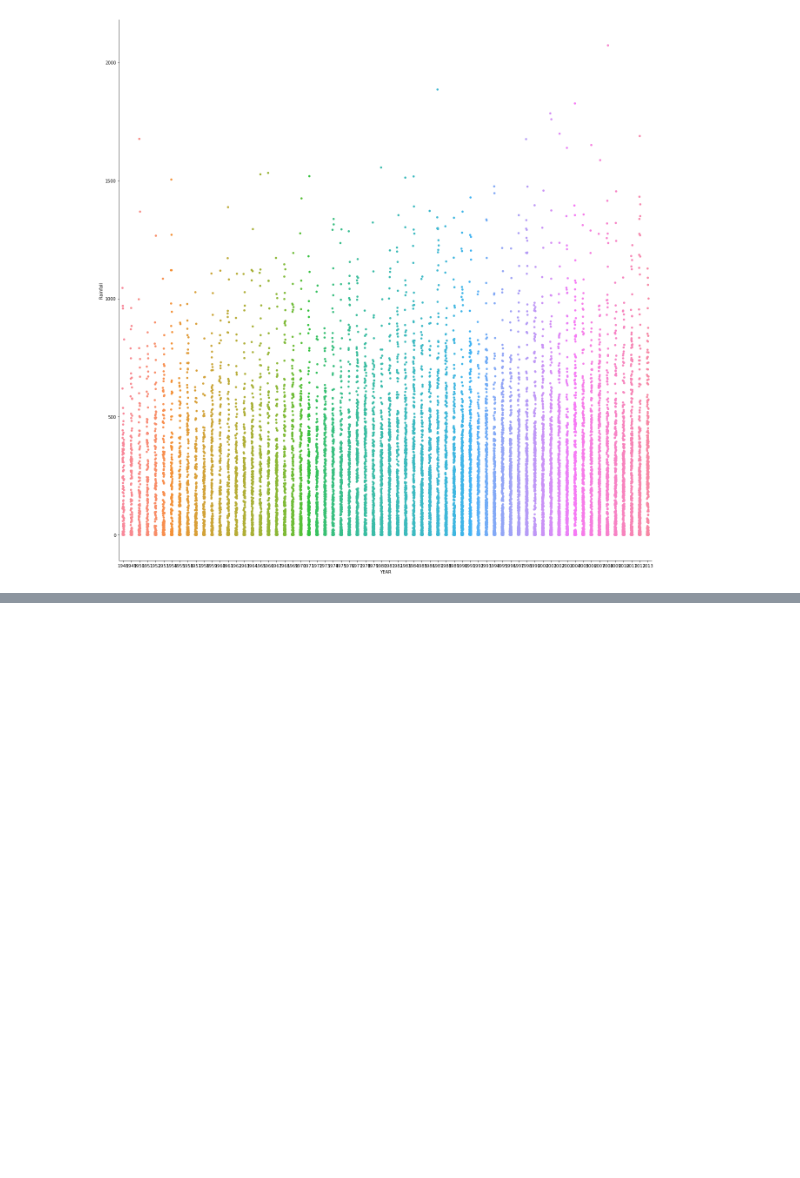
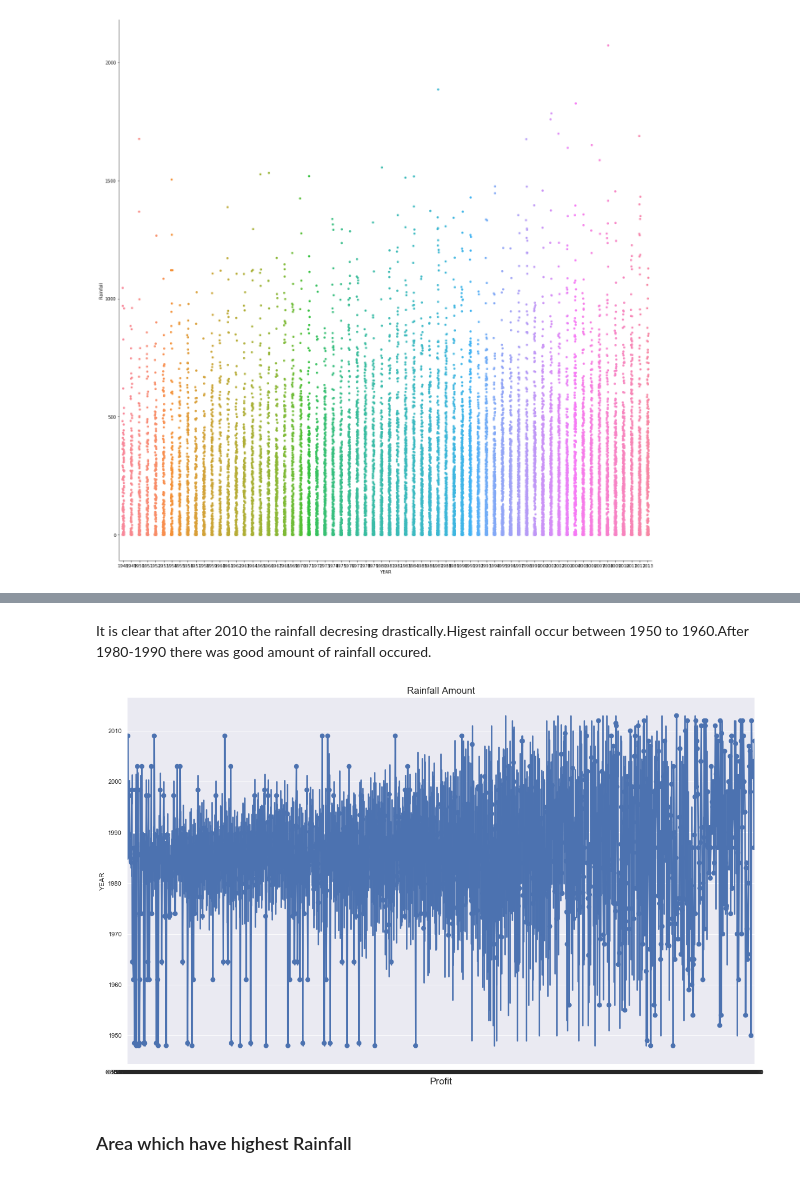
Before and after one commit to LIMON100/Rainfall-in-Bangladesh, a Jupyter notebook: EDA.ipynb, the cells around one changed output, grey strips where cells are left out. Drawn from its saved outputs; the diff is of its cells as text; code cells hidden in the pictures; blank space fills up the shorter version.

```diff
--- a/EDA.ipynb
+++ b/EDA.ipynb
@@ -64,0 +76,14 @@ sns.catplot(x = "YEAR" , y = "Rainfall" , data = df  , height = 18)
+# %% [markdown]
+It is clear that after 2010 the rainfall decresing drastically.Higest rainfall occur between 1950 to 1960.After 1980-1990 there was good amount of rainfall occured.
+# %%
+ax = sns.pointplot(x = df['Rainfall'] , y = df['YEAR'])
+
+sns.set(rc = {'figure.figsize':(10 , 10)})
+
+ax.set_title("Rainfall Amount",fontsize = 17)
+ax.set_xlabel("Profit",fontsize = 17)
+sns.set_style("darkgrid")
+# %% [output]
+[figure, added]
+# %% [markdown]
+### Area which have highest Rainfall
```
Also changed, not shown: parts of 2 cells of this notebook.
